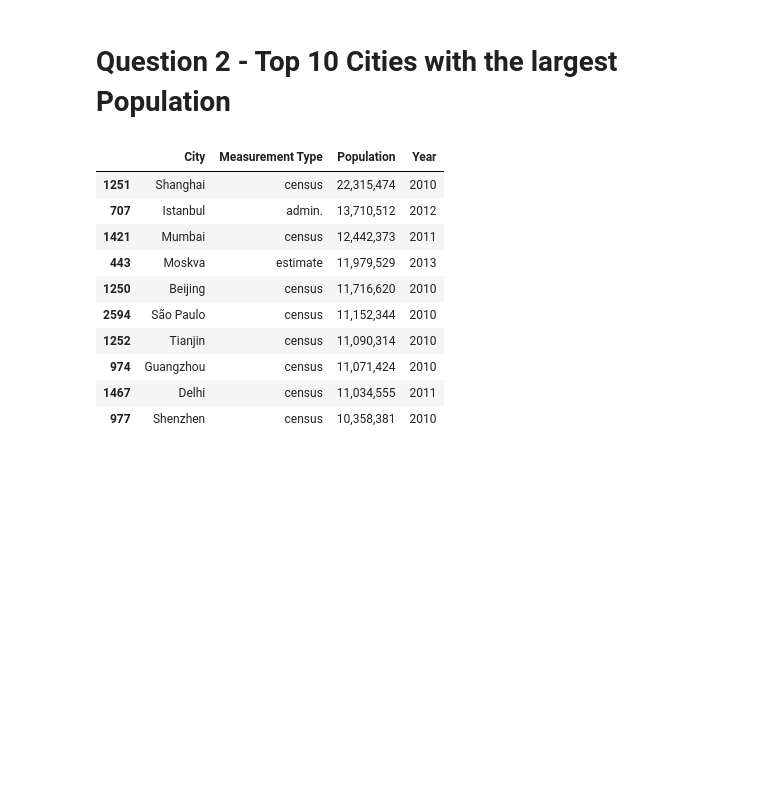
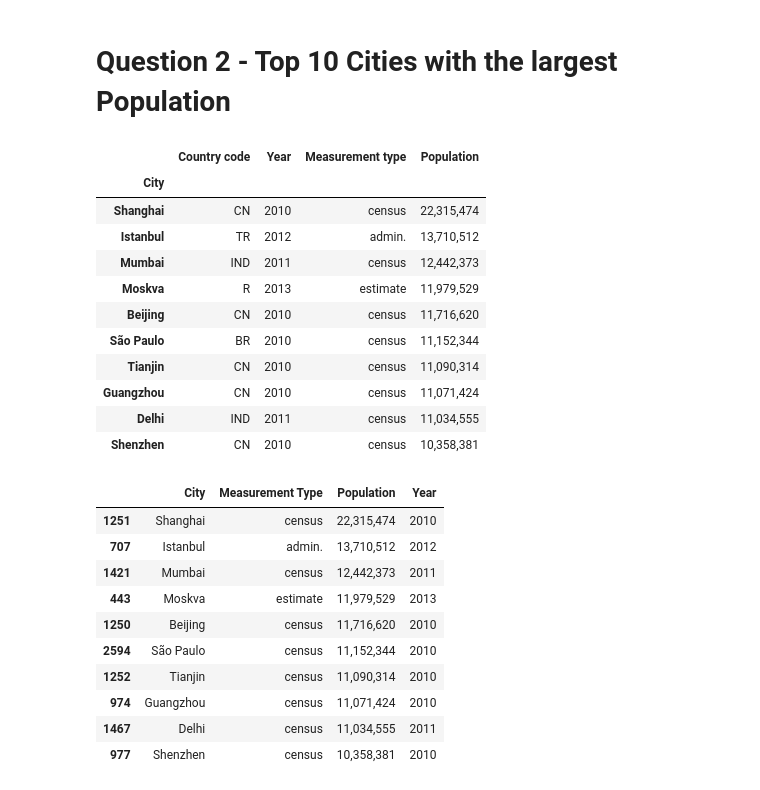
Before and after one commit to Gilo243/Springboard_DataScienceIntensive, a Jupyter notebook: data_wrangling_xml/sliderule_dsi_xml_exercise.ipynb, the cells around one changed output. Cells and saved outputs as stored; diff of their text form; code cells hidden in the pictures; blank space fills up the shorter version.

```diff
--- a/data_wrangling_xml/sliderule_dsi_xml_exercise.ipynb
+++ b/data_wrangling_xml/sliderule_dsi_xml_exercise.ipynb
@@ -73,0 +76,10 @@ root = document.getroot()
+# %%
+country = ''
+ans = 100
+for element in root.iter('country'):
+    if element.find('infant_mortality') is None:
+        continue
+    if float(element.find('infant_mortality').text) < ans:
+        country = element.find('name').text
+        ans = float(element.find('infant_mortality').text)
+print(country, ans)
@@ -96,3 +133,50 @@ df_infmort.sort_values(by = "Inf Mortality Rate").head(10)
 | 39 | Iceland | 3.15 |
 # %% [markdown]
 # Question 2 - Top 10 Cities with the largest Population
+# %%
+temp = []
+for element in root.iter('city'):
+    name = element.find('name').text
+    country = element.get('country')
+    if element.find('population') is not None:
+
+        for pop in element.findall('population'):
+            year = pop.get('year')
+            measured = pop.get('measured')
+            population = pop.text
+
+            temp.append((country, name, year, measured, int(population)))
+
+df = pd.DataFrame(temp, columns = ['Country code' ,'City', 'Year', 'Measurement type', 'Population'])
+df.Year = pd.DatetimeIndex(df.Year).year
+
+
+## This construct loops over the city sub element, building a list of all instances of population entries. There are
+## some cities (eg Victoria) that appear in a few countries, so have included Country code as a reference
+## Question does not specify in detail the requirements of largest population (based on census data? estimate data?
+## most recent entry?) so this allows us to filter as we see best.
+
+## Here we will look at the 10 largest city populations with the constraint that measurement has to be of either
+## census or estimate type and the
+
+df = df.loc[df['Measurement type'].notnull()]
+grouped = df.groupby(['Country code','City'], as_index=False)
+g = grouped.apply(lambda x: x.nlargest(1, columns = 'Year'))
+g.set_index('City', inplace= True)
+# %%
+top_10 = g.sort_values('Population', ascending= False)[:10]
+top_10.Population = top_10.Population.map('{:,}'.format)
+top_10
+# %% [output]
+|  | Country code | Year | Measurement type | Population |
+| City |  |  |  |  |
+| Shanghai | CN | 2010 | census | 22,315,474 |
+| Istanbul | TR | 2012 | admin. | 13,710,512 |
+| Mumbai | IND | 2011 | census | 12,442,373 |
+| Moskva | R | 2013 | estimate | 11,979,529 |
+| Beijing | CN | 2010 | census | 11,716,620 |
+| São Paulo | BR | 2010 | census | 11,152,344 |
+| Tianjin | CN | 2010 | census | 11,090,314 |
+| Guangzhou | CN | 2010 | census | 11,071,424 |
+| Delhi | IND | 2011 | census | 11,034,555 |
+| Shenzhen | CN | 2010 | census | 10,358,381 |
```
Also changed, not shown: parts of 15 cells of this notebook.
